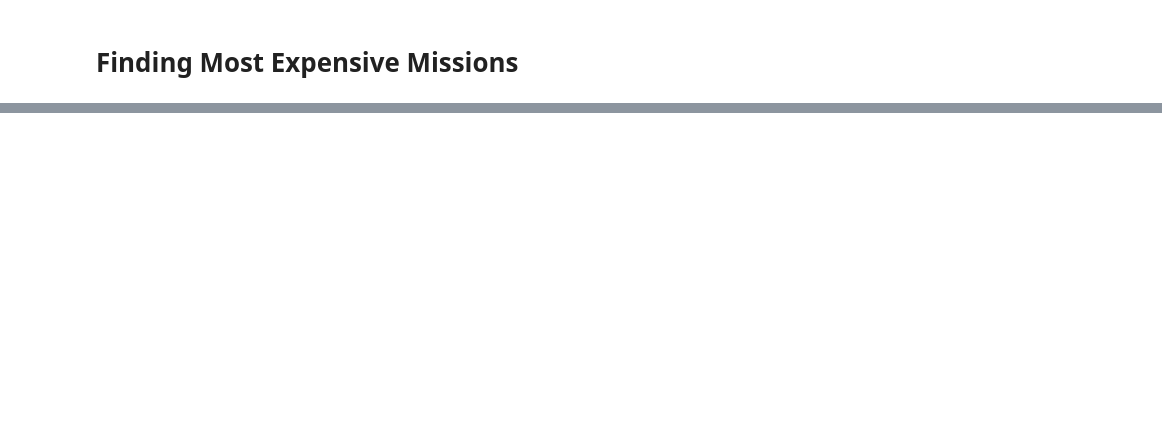
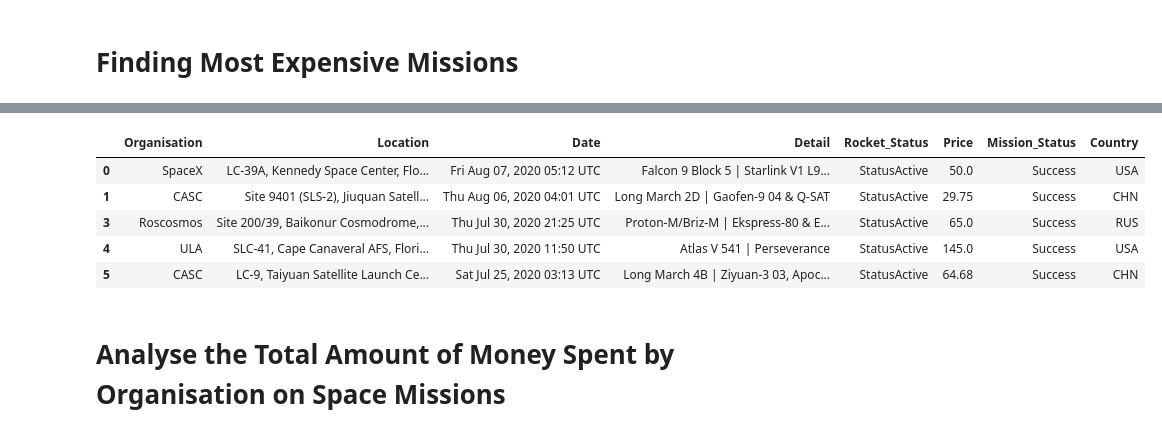
Before and after one commit to nipsalvin/udemy-100DaysOfCode, a Jupyter notebook: day-99/Analyse and Visualise the Space Race/Analyse_and_Visualise_the_Space_Race.ipynb, the cells around one changed output, grey strips where cells are left out. Cells and saved outputs as stored; diff of their text form; code cells hidden in the pictures; blank space fills up the shorter version.

```diff
--- a/day-99/Analyse and Visualise the Space Race/Analyse_and_Visualise_the_Space_Race.ipynb
+++ b/day-99/Analyse and Visualise the Space Race/Analyse_and_Visualise_the_Space_Race.ipynb
@@ -102,0 +155,27 @@ fig.show()
+# %%
+import iso3166
+df_data["Country"] = df_data["Location"].str.split(", ").str[-1]
+
+df_data.loc[(df_data["Country"] == 'Russia'), "Country"] = "Russian Federation"
+df_data.loc[(df_data["Country"] == 'New Mexico'), "Country"] = "USA"
+df_data.loc[(df_data["Country"] == 'Yellow Sea'), "Country"] = "China"
+df_data.loc[(df_data["Country"] == 'Shahrud Missile Test Site'), "Country"] = "Iran"
+df_data.loc[(df_data["Country"] == 'Pacific Missile Range Facility'), "Country"] = "USA"
+df_data.loc[(df_data["Country"] == 'Barents Sea'), "Country"] = "Russian Federation"
+df_data.loc[(df_data["Country"] == 'Gran Canaria'), "Country"] = "USA"
+df_data.loc[(df_data["Country"] == 'Iran'), "Country"] = "Iran, Islamic Republic of"
+df_data.loc[(df_data["Country"] == 'South Korea'), "Country"] = "Korea, Republic of"
+df_data.loc[(df_data["Country"] == 'North Korea'), "Country"] = "Korea, Democratic People's Republic of"
+df_data.loc[(df_data["Country"] == 'Kazakhstan'), "Country"] = "Russian Federation"
+
+countries = {country.name: key for key, country in iso3166.countries_by_alpha3.items()}
+df_data = df_data.replace({"Country": countries})
+
+launches = df_data["Country"].value_counts().rename_axis("Country").reset_index(name='counts')
+launches.head()
+
+world_map = px.choropleth(launches, locations="Country", color="counts", color_continuous_scale=px.colors.sequential.matter)
+world_map.update_layout(coloraxis_showscale=True)
+world_map.show()
+df_data.head()
+# %% [output]
@@ -102,0 +183,8 @@ fig.show()
+|  | Organisation | Location | Date | Detail | Rocket_Status | Price | Mission_Status | Country |
+| 0 | SpaceX | LC-39A, Kennedy Space Center, Flo... | Fri Aug 07, 2020 05:12 UTC | Falcon 9 Block 5 | Starlink V1 L9... | StatusActive | 50.0 | Success | USA |
+| 1 | CASC | Site 9401 (SLS-2), Jiuquan Satell... | Thu Aug 06, 2020 04:01 UTC | Long March 2D | Gaofen-9 04 & Q-SAT | StatusActive | 29.75 | Success | CHN |
+| 3 | Roscosmos | Site 200/39, Baikonur Cosmodrome,... | Thu Jul 30, 2020 21:25 UTC | Proton-M/Briz-M | Ekspress-80 & E... | StatusActive | 65.0 | Success | RUS |
+| 4 | ULA | SLC-41, Cape Canaveral AFS, Flori... | Thu Jul 30, 2020 11:50 UTC | Atlas V 541 | Perseverance | StatusActive | 145.0 | Success | USA |
+| 5 | CASC | LC-9, Taiyuan Satellite Launch Ce... | Sat Jul 25, 2020 03:13 UTC | Long March 4B | Ziyuan-3 03, Apoc... | StatusActive | 64.68 | Success | CHN |
+# %% [markdown]
+# Analyse the Total Amount of Money Spent by Organisation on Space Missions
```
Also changed, not shown: parts of 25 cells of this notebook.
